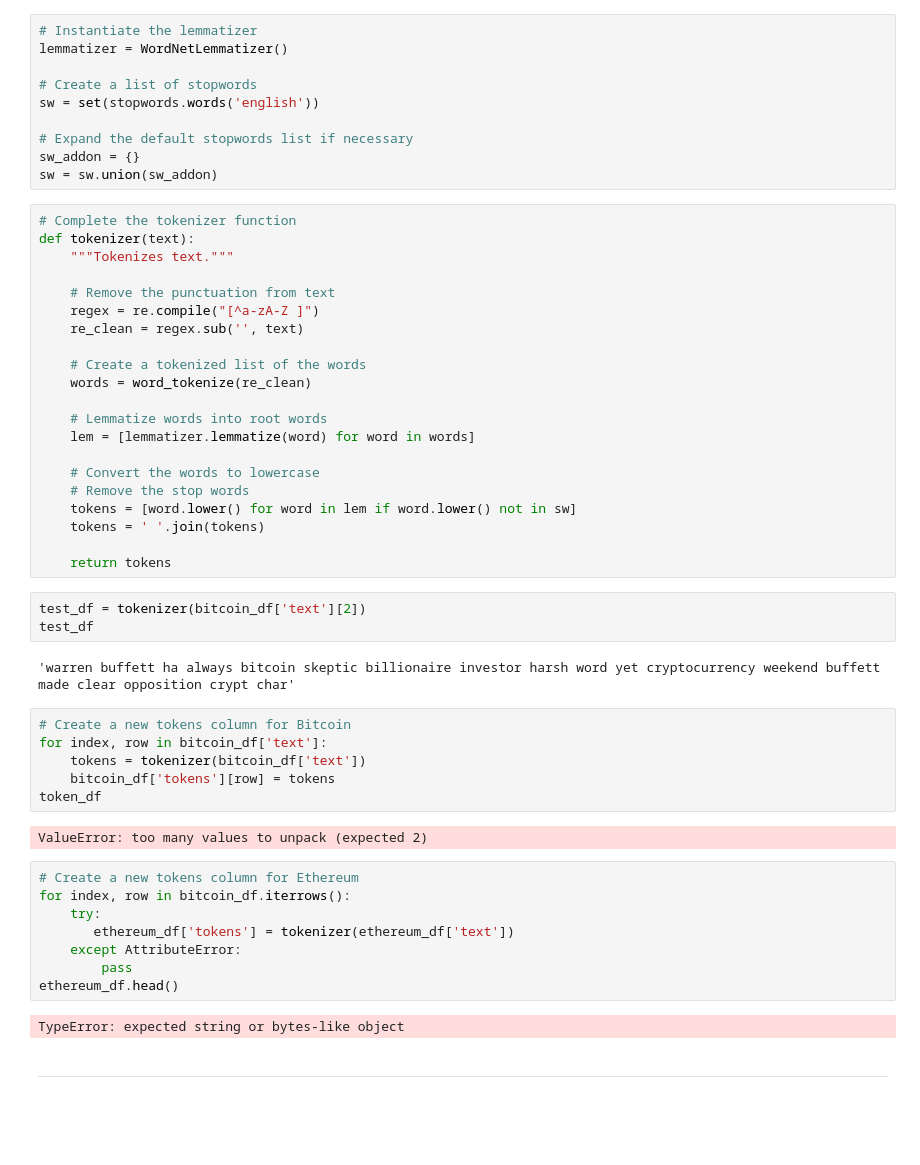
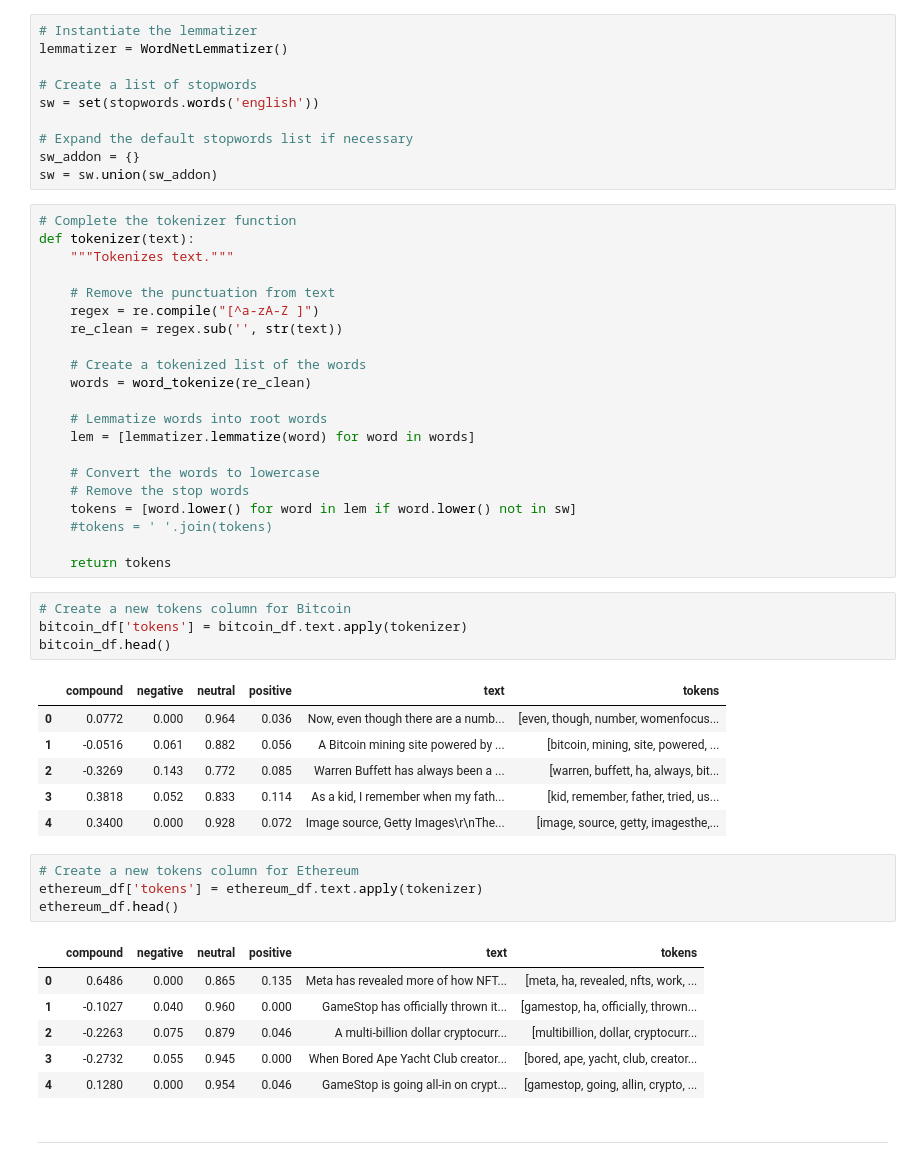
Before and after one commit to spearl7076/Unit12-Tales-from-the-Crypto, a Jupyter notebook: Instructions/Starter_Code/crypto_sentiment.ipynb, the cells around one changed output. Cells and saved outputs as stored; diff of their text form; blank space fills up the shorter version.

```diff
--- a/Instructions/Starter_Code/crypto_sentiment.ipynb
+++ b/Instructions/Starter_Code/crypto_sentiment.ipynb
@@ -237,7 +237,7 @@ def tokenizer(text):
 
     # Remove the punctuation from text
     regex = re.compile("[^a-zA-Z ]")
-    re_clean = regex.sub('', text)
+    re_clean = regex.sub('', str(text))
 
     # Create a tokenized list of the words
     words = word_tokenize(re_clean)
@@ -248,32 +248,31 @@ def tokenizer(text):
     # Convert the words to lowercase
     # Remove the stop words
     tokens = [word.lower() for word in lem if word.lower() not in sw]
-    tokens = ' '.join(tokens)
+    #tokens = ' '.join(tokens)
 
     return tokens
-# %%
-test_df = tokenizer(bitcoin_df['text'][2])
-test_df
-# %% [output]
-'warren buffett ha always bitcoin skeptic billionaire investor harsh word yet cryptocurrency weekend buffett made clear opposition crypt char'
 # %%
 # Create a new tokens column for Bitcoin
-for index, row in bitcoin_df['text']:
-    tokens = tokenizer(bitcoin_df['text'])
-    bitcoin_df['tokens'][row] = tokens
-token_df
+bitcoin_df['tokens'] = bitcoin_df.text.apply(tokenizer)
+bitcoin_df.head()
 # %% [output]
-ValueError: too many values to unpack (expected 2)
+|  | compound | negative | neutral | positive | text | tokens |
+| 0 | 0.0772 | 0.000 | 0.964 | 0.036 | Now, even though there are a numb... | [even, though, number, womenfocus... |
+| 1 | -0.0516 | 0.061 | 0.882 | 0.056 | A Bitcoin mining site powered by ... | [bitcoin, mining, site, powered, ... |
+| 2 | -0.3269 | 0.143 | 0.772 | 0.085 | Warren Buffett has always been a ... | [warren, buffett, ha, always, bit... |
+| 3 | 0.3818 | 0.052 | 0.833 | 0.114 | As a kid, I remember when my fath... | [kid, remember, father, tried, us... |
+| 4 | 0.3400 | 0.000 | 0.928 | 0.072 | Image source, Getty Images\r\nThe... | [image, source, getty, imagesthe,... |
 # %%
 # Create a new tokens column for Ethereum
-for index, row in bitcoin_df.iterrows():
-    try:
-       ethereum_df['tokens'] = tokenizer(ethereum_df['text'])
-    except AttributeError:
-        pass
+ethereum_df['tokens'] = ethereum_df.text.apply(tokenizer)
 ethereum_df.head()
 # %% [output]
-TypeError: expected string or bytes-like object
+|  | compound | negative | neutral | positive | text | tokens |
+| 0 | 0.6486 | 0.000 | 0.865 | 0.135 | Meta has revealed more of how NFT... | [meta, ha, revealed, nfts, work, ... |
+| 1 | -0.1027 | 0.040 | 0.960 | 0.000 | GameStop has officially thrown it... | [gamestop, ha, officially, thrown... |
+| 2 | -0.2263 | 0.075 | 0.879 | 0.046 | A multi-billion dollar cryptocurr... | [multibillion, dollar, cryptocurr... |
+| 3 | -0.2732 | 0.055 | 0.945 | 0.000 | When Bored Ape Yacht Club creator... | [bored, ape, yacht, club, creator... |
+| 4 | 0.1280 | 0.000 | 0.954 | 0.046 | GameStop is going all-in on crypt... | [gamestop, going, allin, crypto, ... |
 # %% [markdown]
 ---
 # %% [markdown]
```
Also changed, not shown: parts of 13 cells of this notebook.
